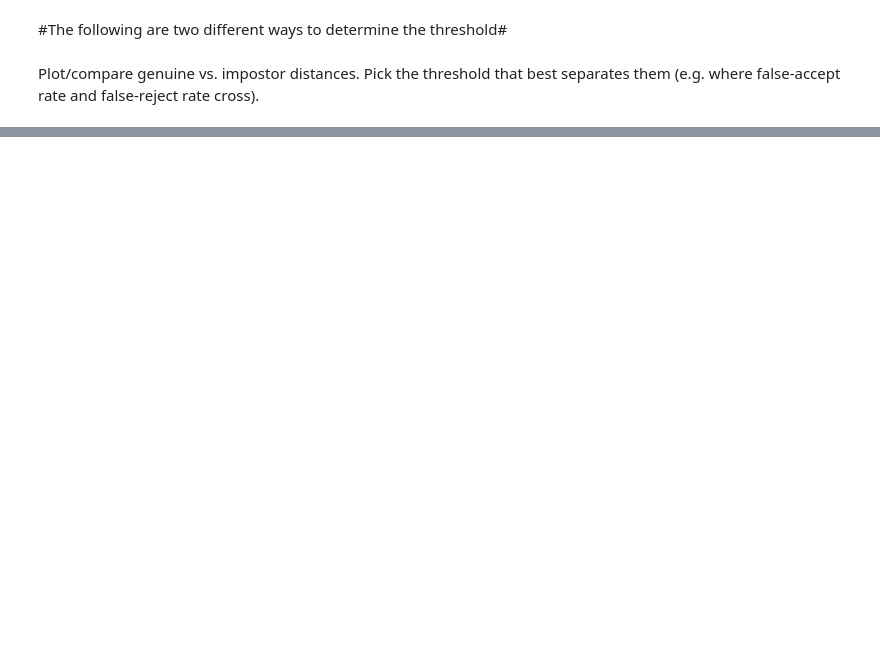
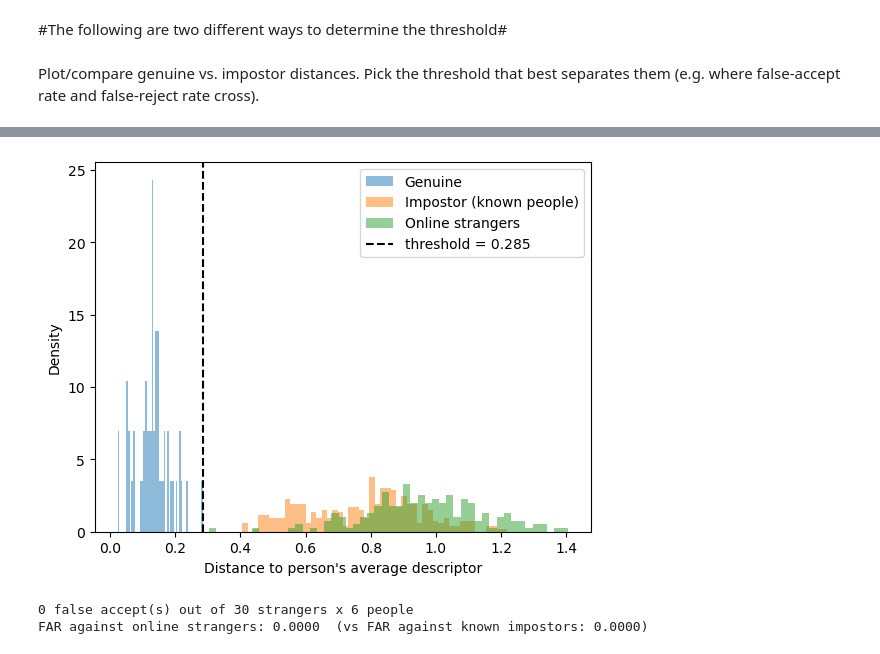
Before and after one commit to LashikaKapoor28/Vision_Module_Capstone, a Jupyter notebook: tuning/recognition_threshold.ipynb, the cells around one changed output, grey strips where cells are left out. Drawn from its saved outputs; the diff is of its cells as text; code cells hidden in the pictures; blank space fills up the shorter version.

```diff
--- a/tuning/recognition_threshold.ipynb
+++ b/tuning/recognition_threshold.ipynb
@@ -162,0 +173,31 @@ for person in dataset:
+# %%
+# Distance from every stranger to every known person's average descriptor
+stranger_distances = {
+    person: cosine_distances(online_descriptors, mean.reshape(1, -1)).ravel()
+    for person, mean in person_mean.items()
+}
+all_stranger_dists = np.concatenate(list(stranger_distances.values()))
+
+plt.hist(genuine, bins=50, alpha=0.5, label="Genuine", density=True)
+plt.hist(impostor, bins=50, alpha=0.5, label="Impostor (known people)", density=True)
+plt.hist(all_stranger_dists, bins=50, alpha=0.5, label="Online strangers", density=True)
+plt.axvline(threshold, color="k", linestyle="--", label=f"threshold = {threshold:.3f}")
+plt.xlabel("Distance to person's average descriptor")
+plt.ylabel("Density")
+plt.legend()
+plt.show()
+
+# Flag any stranger that would be falsely accepted as a known person
+false_accepts = 0
+for person, dists in stranger_distances.items():
+    for idx in np.where(dists < threshold)[0]:
+        false_accepts += 1
+        print(f"FALSE ACCEPT: {kept_paths[idx].name} matched to {person} at distance {dists[idx]:.4f}")
+
+stranger_far = (all_stranger_dists < threshold).mean()
+print(f"\n{false_accepts} false accept(s) out of {len(kept_paths)} strangers x {len(person_mean)} people")
+print(f"FAR against online strangers: {stranger_far:.4f}  (vs FAR against known impostors: {far[crossing_idx]:.4f})")
+# %% [output]
+[figure, added]
+0 false accept(s) out of 30 strangers x 6 people
+FAR against online strangers: 0.0000  (vs FAR against known impostors: 0.0000)
```
Also changed, not shown: parts of 8 cells of this notebook, 3 other files.
